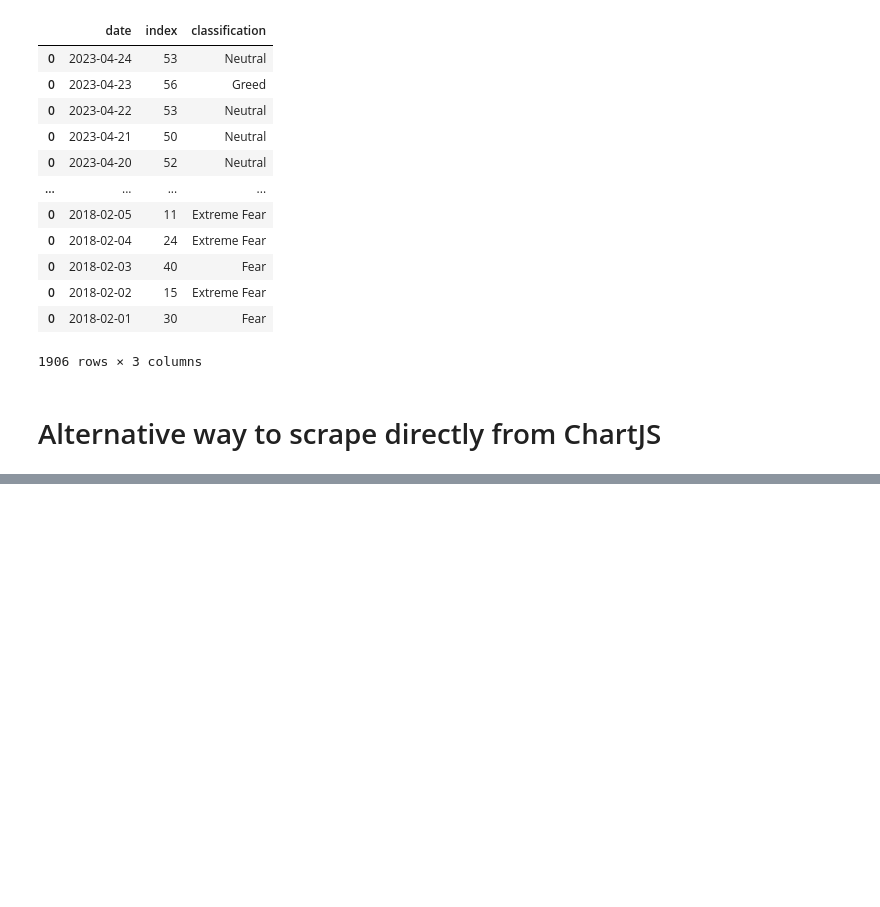
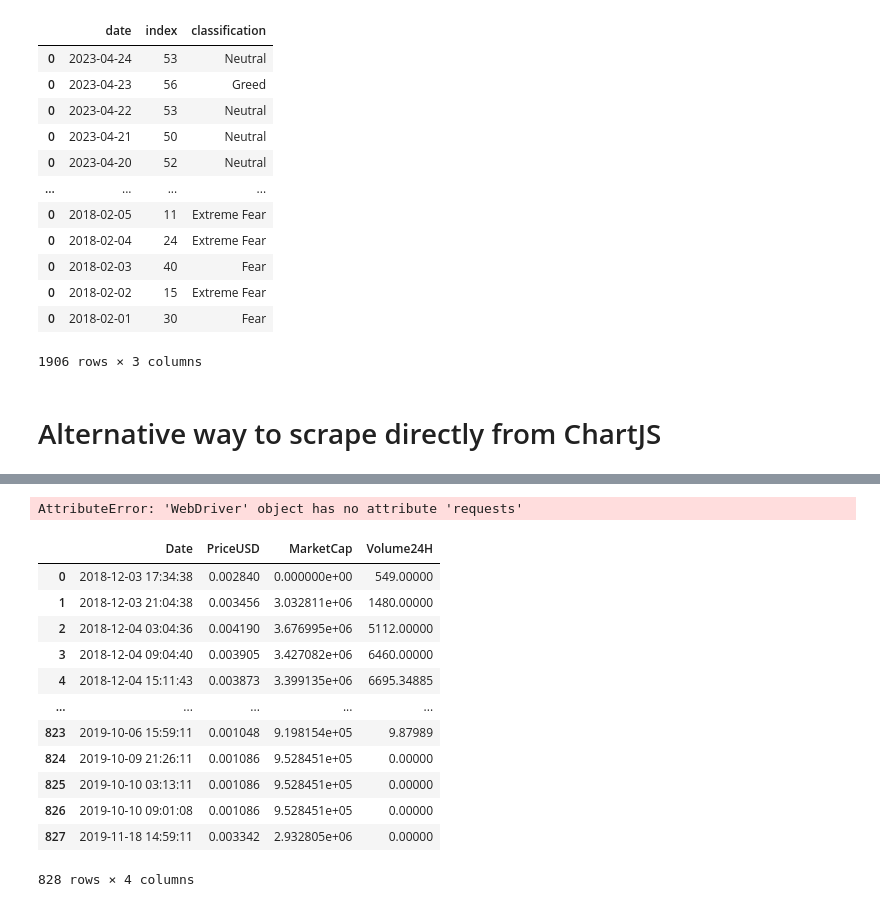
Before and after one commit to AleBitetto/ICOs, a Jupyter notebook: 4 - Download Crypto Fear & Greed Index.ipynb, the cells around one changed output, grey strips where cells are left out. Cells and saved outputs as stored; diff of their text form; code cells hidden in the pictures; blank space fills up the shorter version.

```diff
--- a/4 - Download Crypto Fear & Greed Index.ipynb
+++ b/4 - Download Crypto Fear & Greed Index.ipynb
@@ -82,3 +82,19 @@ print(f'\nTotal data downloaded: {len(downloaded_data)}')
 converted_dataframe=[]
 for data in downloaded_data:
     converted_dataframe.append(pd.DataFrame({'dates': data['data']['labels'], 'index': data['data']['datasets'][0]['data']}))
+# %%
+from seleniumwire import webdriver
+from seleniumwire.utils import decode
+import json
+import time
+import pandas as pd
+
+
+import requests
+from bs4 import BeautifulSoup
+from soup2dict import convert
+import numpy as np
+from utils import get_social_series, get_chromedriver
+import re
+
+CHROMEDRIVER_PATH = r"C:\Users\Alessandro Bitetto\Downloads\UniPV\ICOs\WebDriver\chromedriver"
@@ -84,0 +421,40 @@ for data in downloaded_data:
+# %%
+url='https://icomarks.com/ico/online' # 'https://icomarks.com/ieo/lcx'
+
+driver = webdriverWire.Chrome(executable_path=CHROMEDRIVER_PATH)
+driver.get(url)
+# %%
+count=0
+for request in driver.requests:
+    if request.response:
+        if 'https://icomarks.com/graph/prices?' in request.url:
+            body = decode(request.response.body, request.response.headers.get('Content-Encoding', 'identity'))
+            data=json.loads(body)
+            count+=1
+# %% [output]
+AttributeError: 'WebDriver' object has no attribute 'requests'
+# %%
+df=None
+for col in ['prices', 'market_cap', 'h24_vol']:
+    df_t=pd.DataFrame(data[col], columns =['Date', col])
+    df_t['Date']=pd.to_datetime(df_t['Date'], unit='ms')
+    if df is not None:
+        df=df.merge(df_t, on='Date', how='left')
+    else:
+        df=df_t
+df.columns=['Date', 'PriceUSD', 'MarketCap', 'Volume24H']
+df
+# %% [output]
+|  | Date | PriceUSD | MarketCap | Volume24H |
+| 0 | 2018-12-03 17:34:38 | 0.002840 | 0.000000e+00 | 549.00000 |
+| 1 | 2018-12-03 21:04:38 | 0.003456 | 3.032811e+06 | 1480.00000 |
+| 2 | 2018-12-04 03:04:36 | 0.004190 | 3.676995e+06 | 5112.00000 |
+| 3 | 2018-12-04 09:04:40 | 0.003905 | 3.427082e+06 | 6460.00000 |
+| 4 | 2018-12-04 15:11:43 | 0.003873 | 3.399135e+06 | 6695.34885 |
+| ... | ... | ... | ... | ... |
+| 823 | 2019-10-06 15:59:11 | 0.001048 | 9.198154e+05 | 9.87989 |
+| 824 | 2019-10-09 21:26:11 | 0.001086 | 9.528451e+05 | 0.00000 |
+| 825 | 2019-10-10 03:13:11 | 0.001086 | 9.528451e+05 | 0.00000 |
+| 826 | 2019-10-10 09:01:08 | 0.001086 | 9.528451e+05 | 0.00000 |
+| 827 | 2019-11-18 14:59:11 | 0.003342 | 2.932805e+06 | 0.00000 |
+828 rows × 4 columns
```
Also changed, not shown: parts of 31 cells of this notebook, 4 other files.
